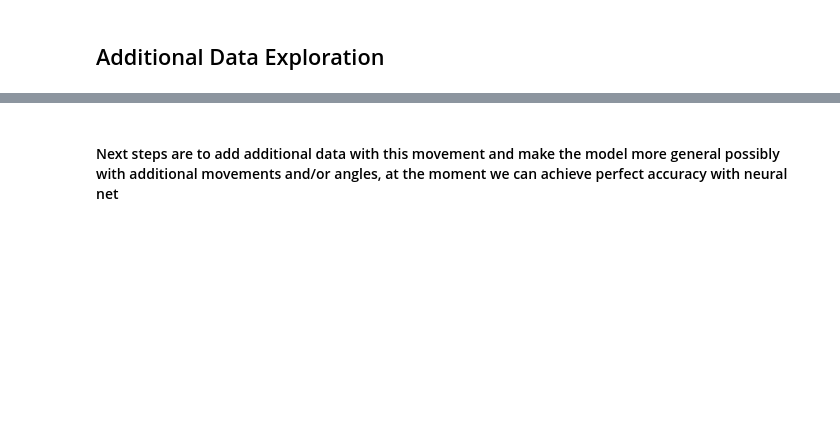
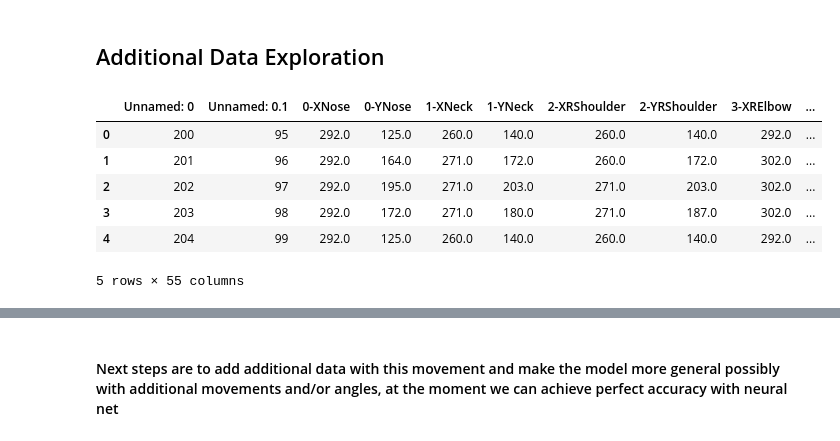
Before and after one commit to romanrosh/bio-mechanic-movemement-detector-ai, a Jupyter notebook: Squat_Project_submission_1.ipynb, the cells around one changed output, grey strips where cells are left out. Cells and saved outputs as stored; diff of their text form; code cells hidden in the pictures; blank space fills up the shorter version.

```diff
--- a/Squat_Project_submission_1.ipynb
+++ b/Squat_Project_submission_1.ipynb
@@ -223,0 +199,12 @@ df=pd.read_csv('dataframe.csv')
+# %%
+df=pd.read_csv('C:/Users/romanrosh/PycharmProjects/bio-mechanic-movmement-detector-ai/destination/all labeled.csv')
+# %%
+df.head()
+# %% [output]
+|  | Unnamed: 0 | Unnamed: 0.1 | 0-XNose | 0-YNose | 1-XNeck | 1-YNeck | 2-XRShoulder | 2-YRShoulder | 3-XRElbow | ... |
+| 0 | 200 | 95 | 292.0 | 125.0 | 260.0 | 140.0 | 260.0 | 140.0 | 292.0 | ... |
+| 1 | 201 | 96 | 292.0 | 164.0 | 271.0 | 172.0 | 260.0 | 172.0 | 302.0 | ... |
+| 2 | 202 | 97 | 292.0 | 195.0 | 271.0 | 203.0 | 271.0 | 203.0 | 302.0 | ... |
+| 3 | 203 | 98 | 292.0 | 172.0 | 271.0 | 180.0 | 271.0 | 187.0 | 302.0 | ... |
+| 4 | 204 | 99 | 292.0 | 125.0 | 260.0 | 140.0 | 260.0 | 140.0 | 292.0 | ... |
+5 rows × 55 columns
```
Also changed, not shown: parts of 29 cells of this notebook, 2 other files.
